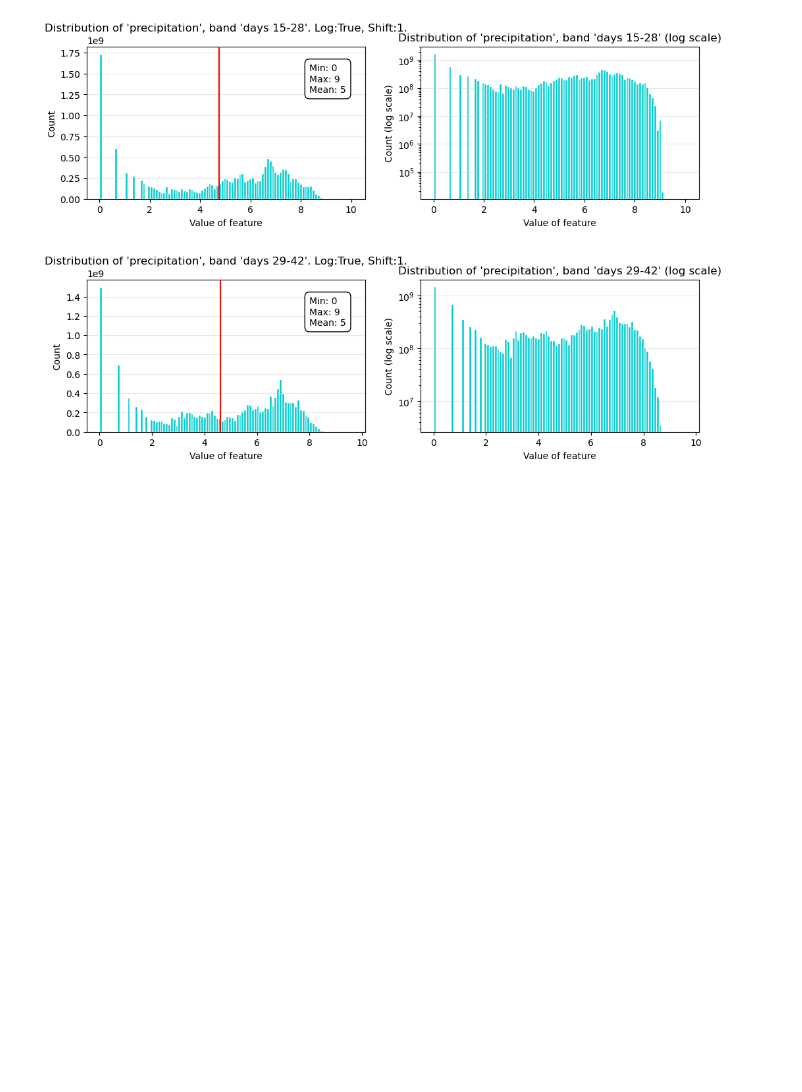
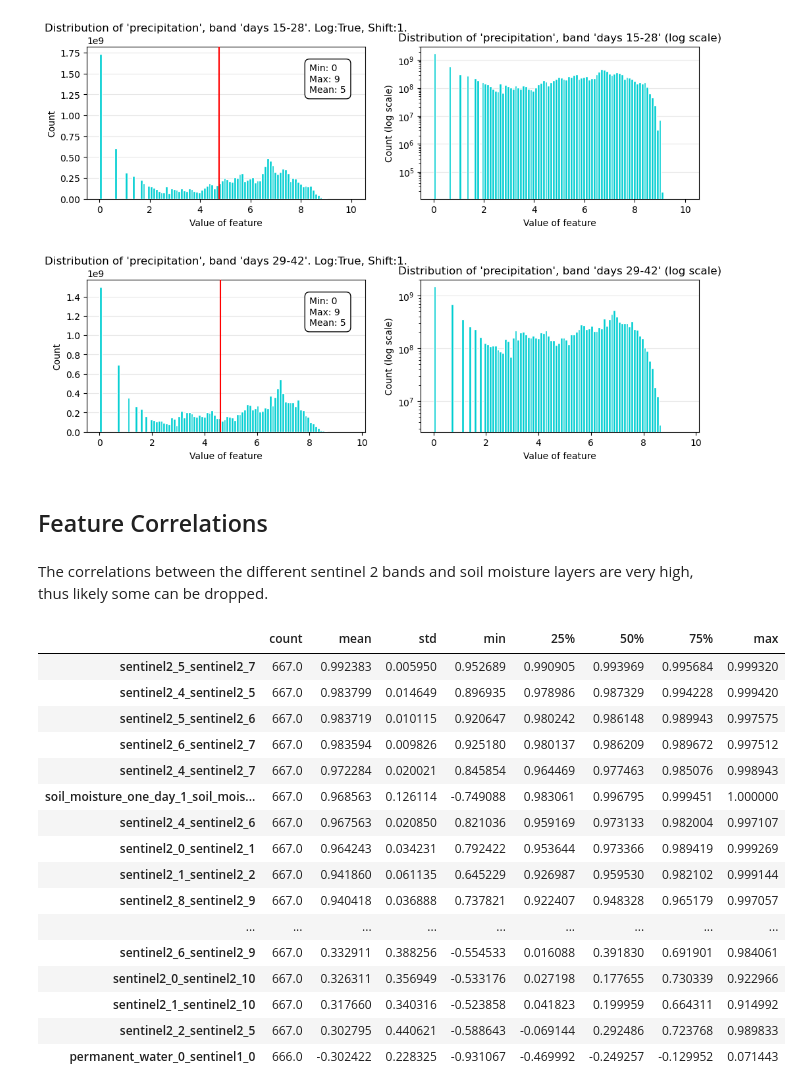
Before and after one commit to Natasha-R/Flood-Prediction-Deep-Learning, a Jupyter notebook: analysis/explore_dataset.ipynb, the cells around one changed output. Cells and saved outputs as stored; diff of their text form; code cells hidden in the pictures; blank space fills up the shorter version.

```diff
--- a/analysis/explore_dataset.ipynb
+++ b/analysis/explore_dataset.ipynb
@@ -234,3 +277,29 @@ plot_feature(data, "precipitation", 14, shift=1, log=True)
 plot_feature(data, "precipitation", 15, shift=1, log=True)
 # %% [output]
 [figure]
+# %% [markdown]
+## Feature Correlations
+# %% [markdown]
+The correlations between the different sentinel 2 bands and soil moisture layers are very high, thus likely some can be dropped.
+# %%
+correlations = pd.read_csv(f"{data_folder}/metadata/feature_correlations.csv")
+
+correlations.describe().T.sort_values("mean", key=abs, ascending=False).head(50)
+# %% [output]
+|  | count | mean | std | min | 25% | 50% | 75% | max |
+| sentinel2_5_sentinel2_7 | 667.0 | 0.992383 | 0.005950 | 0.952689 | 0.990905 | 0.993969 | 0.995684 | 0.999320 |
+| sentinel2_4_sentinel2_5 | 667.0 | 0.983799 | 0.014649 | 0.896935 | 0.978986 | 0.987329 | 0.994228 | 0.999420 |
+| sentinel2_5_sentinel2_6 | 667.0 | 0.983719 | 0.010115 | 0.920647 | 0.980242 | 0.986148 | 0.989943 | 0.997575 |
+| sentinel2_6_sentinel2_7 | 667.0 | 0.983594 | 0.009826 | 0.925180 | 0.980137 | 0.986209 | 0.989672 | 0.997512 |
+| sentinel2_4_sentinel2_7 | 667.0 | 0.972284 | 0.020021 | 0.845854 | 0.964469 | 0.977463 | 0.985076 | 0.998943 |
+| soil_moisture_one_day_1_soil_mois... | 667.0 | 0.968563 | 0.126114 | -0.749088 | 0.983061 | 0.996795 | 0.999451 | 1.000000 |
+| sentinel2_4_sentinel2_6 | 667.0 | 0.967563 | 0.020850 | 0.821036 | 0.959169 | 0.973133 | 0.982004 | 0.997107 |
+| sentinel2_0_sentinel2_1 | 667.0 | 0.964243 | 0.034231 | 0.792422 | 0.953644 | 0.973366 | 0.989419 | 0.999269 |
+| sentinel2_1_sentinel2_2 | 667.0 | 0.941860 | 0.061135 | 0.645229 | 0.926987 | 0.959530 | 0.982102 | 0.999144 |
+| sentinel2_8_sentinel2_9 | 667.0 | 0.940418 | 0.036888 | 0.737821 | 0.922407 | 0.948328 | 0.965179 | 0.997057 |
+| ... | ... | ... | ... | ... | ... | ... | ... | ... |
+| sentinel2_6_sentinel2_9 | 667.0 | 0.332911 | 0.388256 | -0.554533 | 0.016088 | 0.391830 | 0.691901 | 0.984061 |
+| sentinel2_0_sentinel2_10 | 667.0 | 0.326311 | 0.356949 | -0.533176 | 0.027198 | 0.177655 | 0.730339 | 0.922966 |
+| sentinel2_1_sentinel2_10 | 667.0 | 0.317660 | 0.340316 | -0.523858 | 0.041823 | 0.199959 | 0.664311 | 0.914992 |
+| sentinel2_2_sentinel2_5 | 667.0 | 0.302795 | 0.440621 | -0.588643 | -0.069144 | 0.292486 | 0.723768 | 0.989833 |
+| permanent_water_0_sentinel1_0 | 666.0 | -0.302422 | 0.228325 | -0.931067 | -0.469992 | -0.249257 | -0.129952 | 0.071443 |
```
Also changed, not shown: parts of 5 cells of this notebook, 1 other file.
